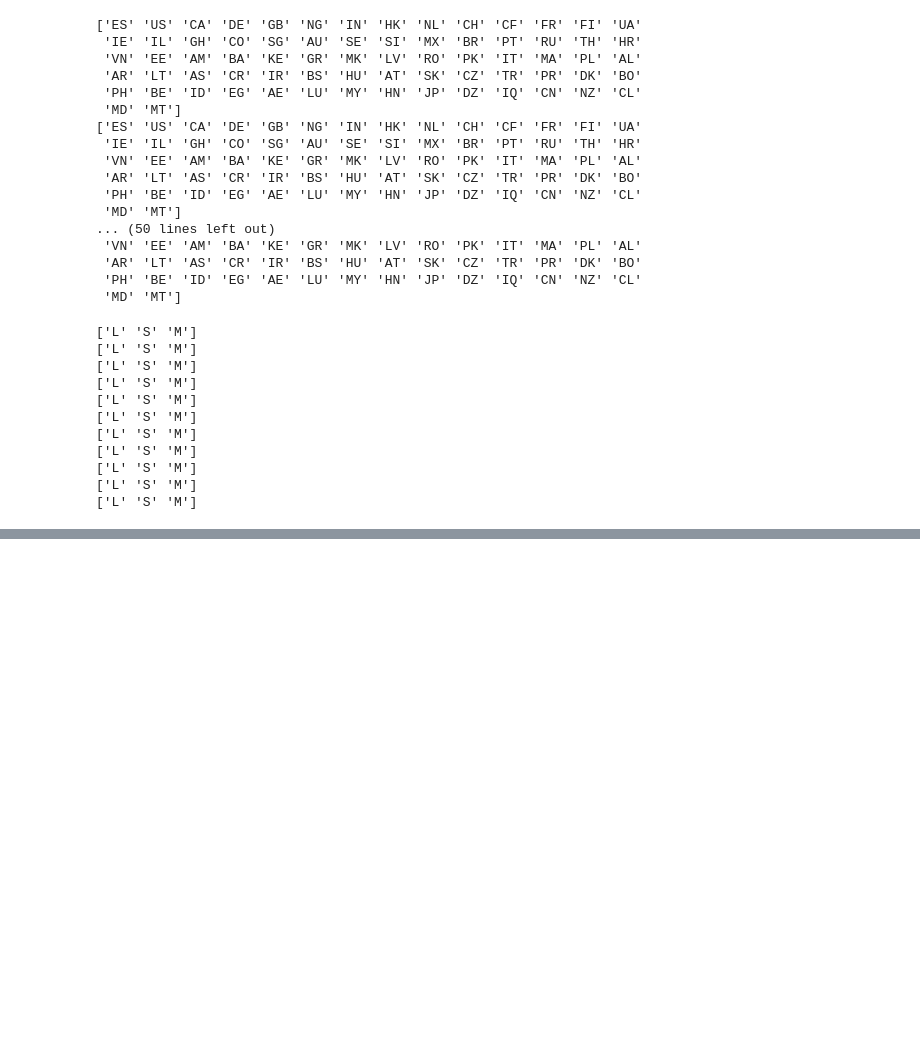
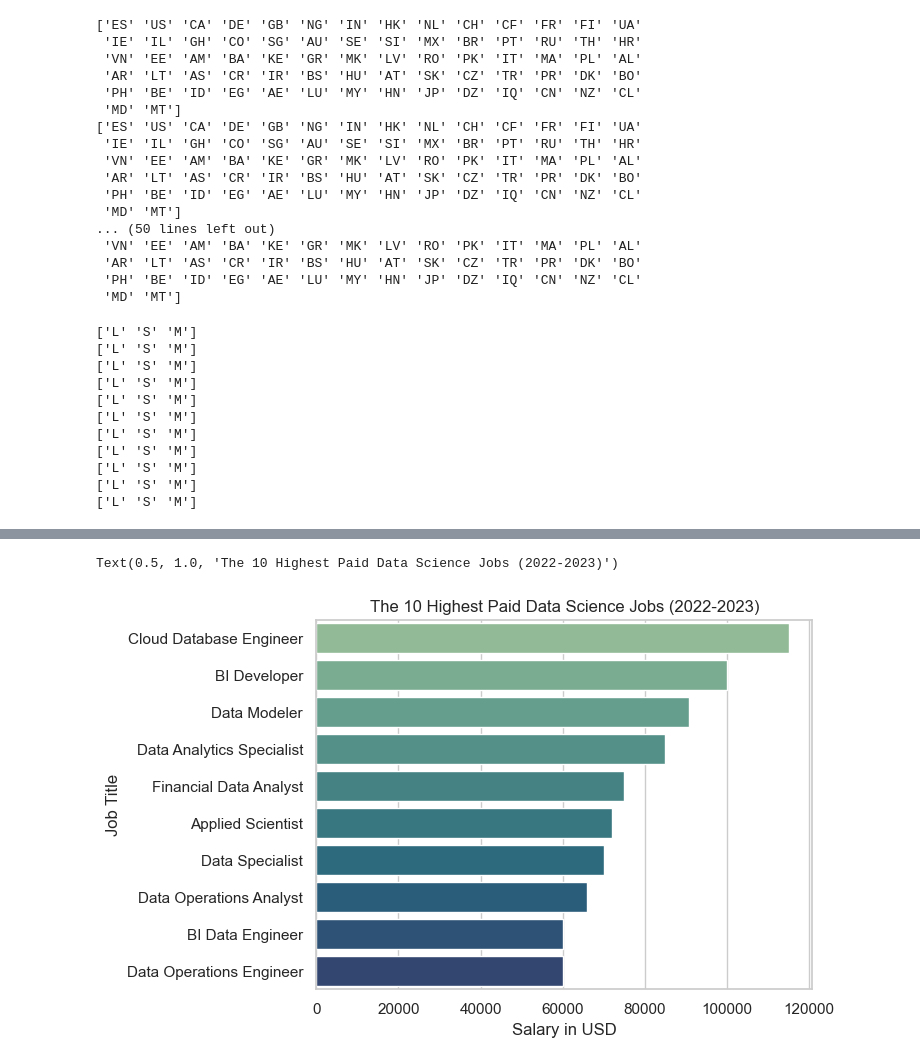
Before and after one commit to joshlynj/ds_salaries, a Jupyter notebook: notebooks/eda.ipynb, the cells around one changed output, grey strips where cells are left out. Saved outputs shown, nothing was run; the diff lists cells and outputs as text; code cells hidden in the pictures; blank space fills up the shorter version.

```diff
--- a/notebooks/eda.ipynb
+++ b/notebooks/eda.ipynb
@@ -198,0 +206,6 @@ Text(0.5, 1.0, 'The Highest Paid Data Science Jobs (2022-2023)')
+# %%
+lowest_pay = ds_df.groupby("job_title")["salary_in_usd", "employment_type", "company_location"].min().sort_values(by = 'salary_in_usd', ascending=True)
+#lowest_pay_top = lowest_pay.head(10).sort_values(ascending=False).to_frame()
+mask = lowest_pay['company_location'].isin(["US"]) & lowest_pay['employment_type'].isin(["FT"])
+lowest_pay_top = lowest_pay[mask].head(10).sort_values(by = 'salary_in_usd', ascending=False)
+lowest_pay_top
@@ -198,0 +225,10 @@ Text(0.5, 1.0, 'The Highest Paid Data Science Jobs (2022-2023)')
+# %%
+fig, ax = plt.subplots()
+sns.barplot(y = lowest_pay_top.index, x = lowest_pay_top.salary_in_usd, orient="h", palette="crest")
+#ax.set_xlim(100000, 460000)
+plt.xlabel('Salary in USD')
+plt.ylabel('Job Title')
+plt.title('The 10 Highest Paid Data Science Jobs (2022-2023)')
+# %% [output]
+Text(0.5, 1.0, 'The 10 Highest Paid Data Science Jobs (2022-2023)')
+[figure, added]
```
Also changed, not shown: parts of 3 cells of this notebook.
